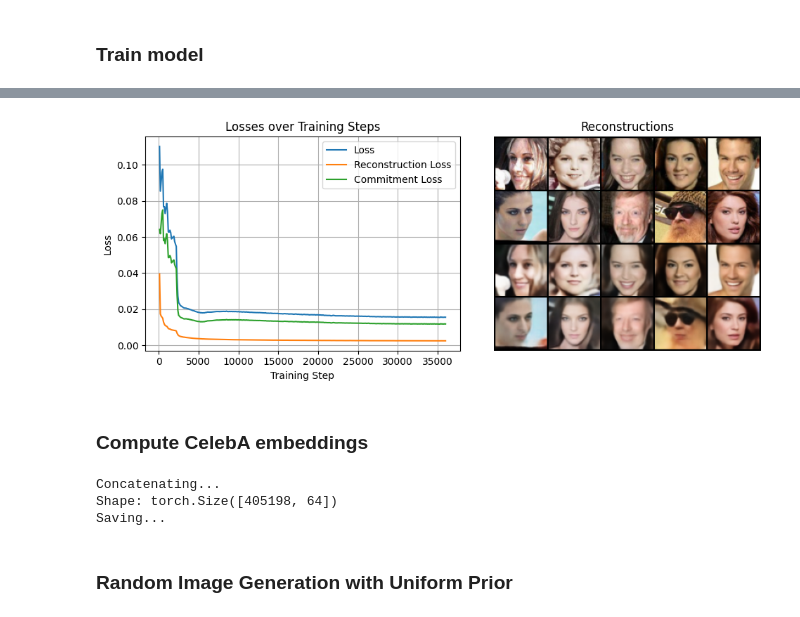
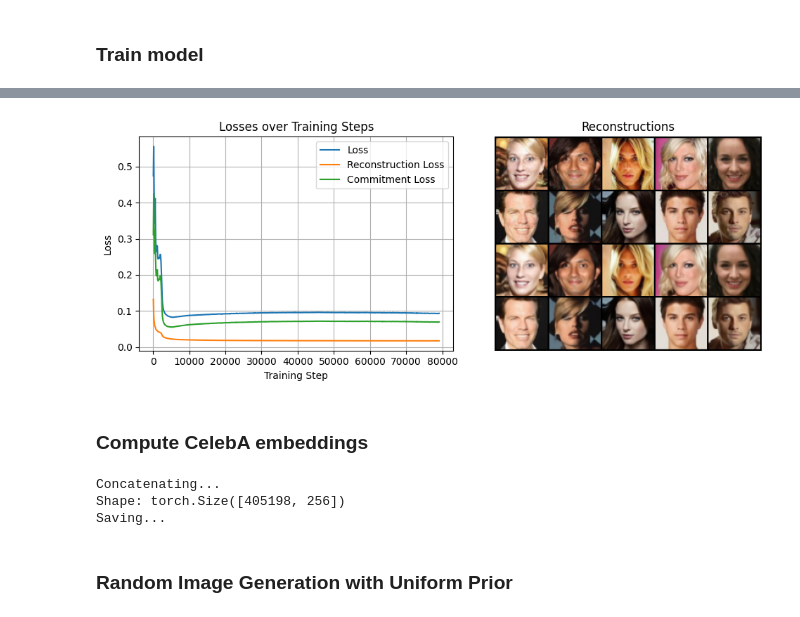
Before and after one commit to Aivon99/VQ-VAE-Tranformer-Image-Gen, a Jupyter notebook: VQ_train.ipynb, the cells around one changed output, grey strips where cells are left out. Saved outputs shown, nothing was run; the diff lists cells and outputs as text; code cells hidden in the pictures.

```diff
--- a/VQ_train.ipynb
+++ b/VQ_train.ipynb
@@ -93,7 +174,8 @@ BETA = 0.1
 # logging/saving hyperparemters
 LOG_INTERVAL = 100
 SAVE_INTERVAL = 1000
-CHECKPOINT_DIR = '/content/drive/MyDrive/vq_models' #TODO modify
+CHECKPOINT_DIR = '/content/drive/MyDrive/vq_models_large' #vq_models_large # vq_models
+
 CHECKPOINT_PATH = os.path.join(CHECKPOINT_DIR, 'checkpoint.pt')
 LOAD_FROM_CHECKPOINT = True
 
@@ -239,5 +321,5 @@ Checkpoint loaded. Resuming from training step 36000.
 Training complete.
-[figure, old version]
+[figure, new version]
 # %% [markdown]
 ### Compute CelebA embeddings
 # %%
@@ -255,12 +337,12 @@ for batch in tqdm(dataloader):
 print('Concatenating...')
 celeba_indices = torch.cat(celeba_indices, dim=0)
 print('Shape:', celeba_indices.shape)
-celeba_indices = celeba_indices.to(torch.long)
+celeba_indices = celeba_indices.to(torch.uint16)
 print('Saving...')
-torch.save(celeba_indices, os.path.join(CHECKPOINT_DIR, "celeba_vq_indices_uint16.pt"))
+torch.save(celeba_indices, os.path.join(CHECKPOINT_DIR, "celeba_vq_indices_uint16n.pt"))w
 # %% [output]
 Concatenating...
-Shape: torch.Size([405198, 64])
+Shape: torch.Size([405198, 256])
 Saving...
 # %% [markdown]
 ### Random Image Generation with Uniform Prior
```
Also changed, not shown: parts of 8 cells of this notebook.
